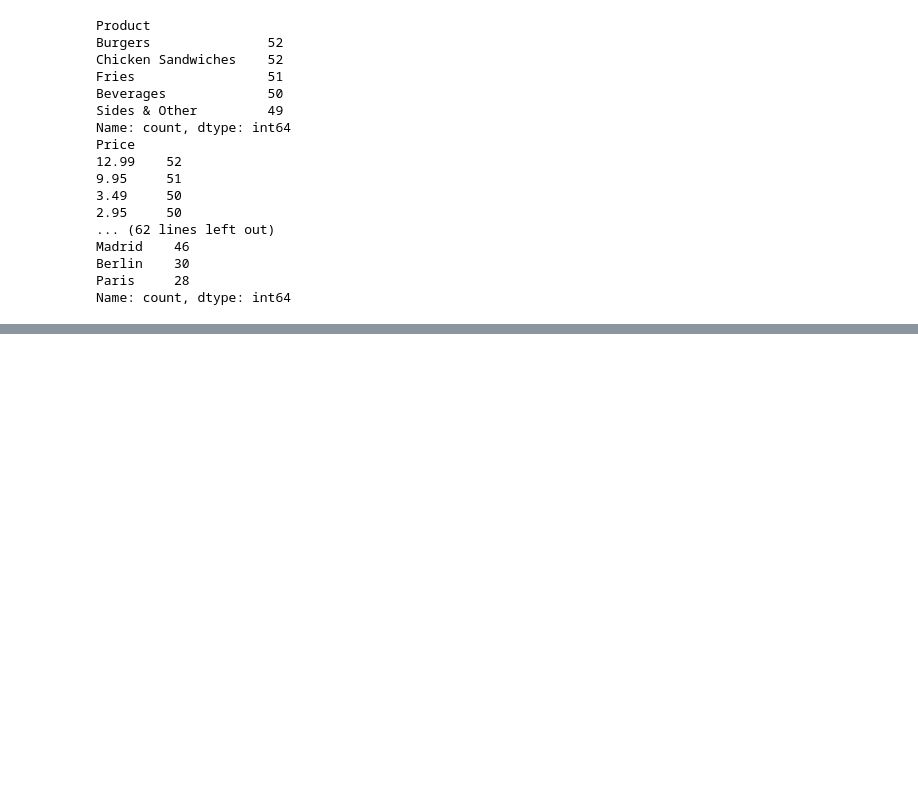
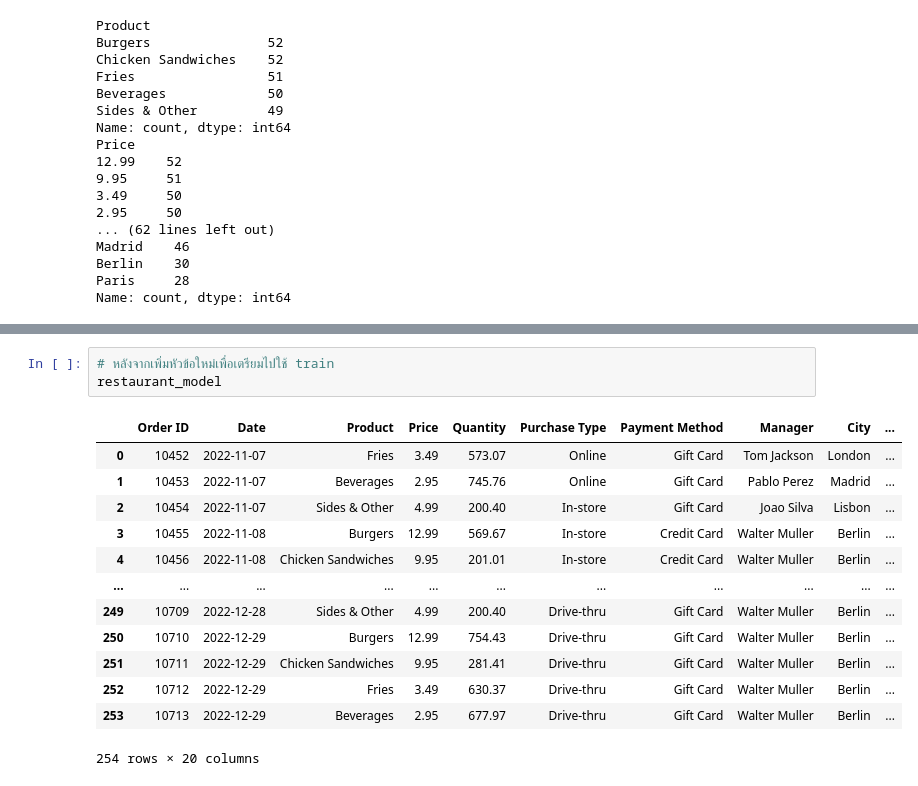
Before and after one commit to PPua1/DataSci, a Jupyter notebook: Restaurant_Sales.ipynb, the cells around one changed output, grey strips where cells are left out. Drawn from its saved outputs; the diff is of its cells as text; blank space fills up the shorter version.

```diff
--- a/Restaurant_Sales.ipynb
+++ b/Restaurant_Sales.ipynb
@@ -179,0 +247,17 @@ print(f"Total days: {(restaurant['Date'].max() - restaurant['Date'].min()).days
+# %%
+# หลังจากเพิ่มหัวข้อใหม่เพื่อเตรียมไปใช้ train
+restaurant_model
+# %% [output]
+|  | Order ID | Date | Product | Price | Quantity | Purchase Type | Payment Method | Manager | City | ... |
+| 0 | 10452 | 2022-11-07 | Fries | 3.49 | 573.07 | Online | Gift Card | Tom Jackson | London | ... |
+| 1 | 10453 | 2022-11-07 | Beverages | 2.95 | 745.76 | Online | Gift Card | Pablo Perez | Madrid | ... |
+| 2 | 10454 | 2022-11-07 | Sides & Other | 4.99 | 200.40 | In-store | Gift Card | Joao Silva | Lisbon | ... |
+| 3 | 10455 | 2022-11-08 | Burgers | 12.99 | 569.67 | In-store | Credit Card | Walter Muller | Berlin | ... |
+| 4 | 10456 | 2022-11-08 | Chicken Sandwiches | 9.95 | 201.01 | In-store | Credit Card | Walter Muller | Berlin | ... |
+| ... | ... | ... | ... | ... | ... | ... | ... | ... | ... | ... |
+| 249 | 10709 | 2022-12-28 | Sides & Other | 4.99 | 200.40 | Drive-thru | Gift Card | Walter Muller | Berlin | ... |
+| 250 | 10710 | 2022-12-29 | Burgers | 12.99 | 754.43 | Drive-thru | Gift Card | Walter Muller | Berlin | ... |
+| 251 | 10711 | 2022-12-29 | Chicken Sandwiches | 9.95 | 281.41 | Drive-thru | Gift Card | Walter Muller | Berlin | ... |
+| 252 | 10712 | 2022-12-29 | Fries | 3.49 | 630.37 | Drive-thru | Gift Card | Walter Muller | Berlin | ... |
+| 253 | 10713 | 2022-12-29 | Beverages | 2.95 | 677.97 | Drive-thru | Gift Card | Walter Muller | Berlin | ... |
+254 rows × 20 columns
```
Also changed, not shown: parts of 10 cells of this notebook.
